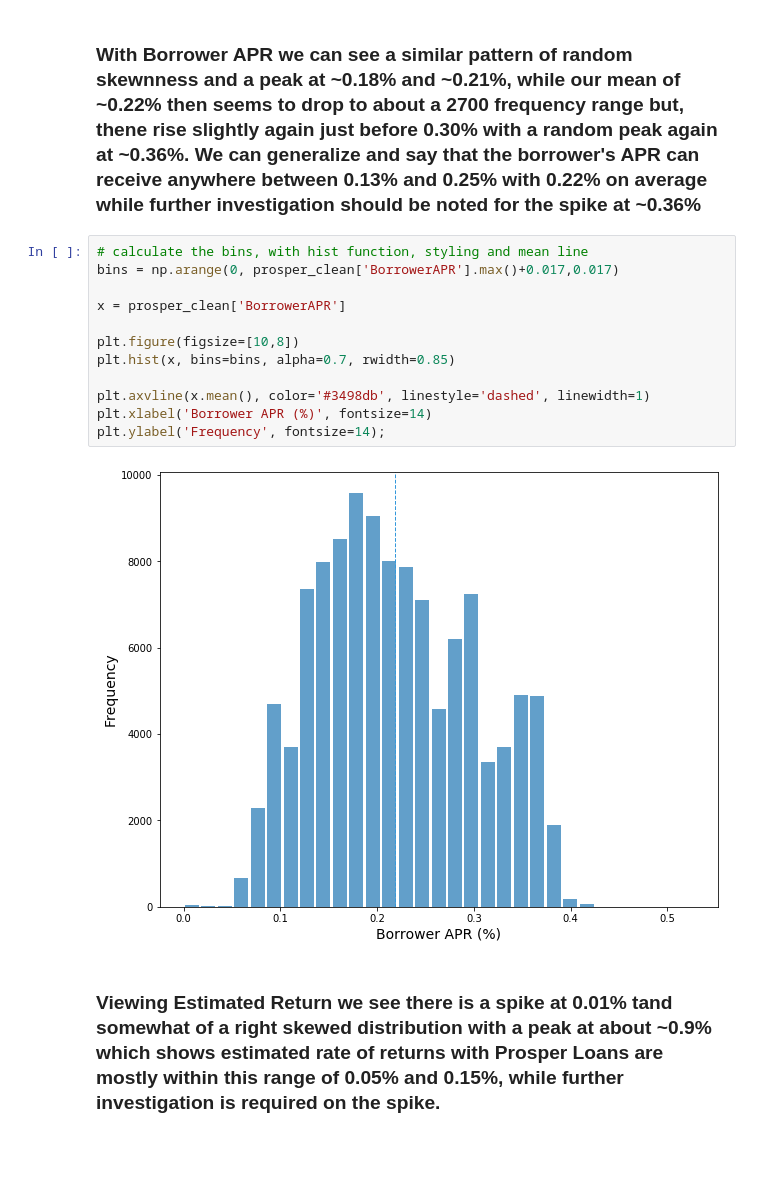
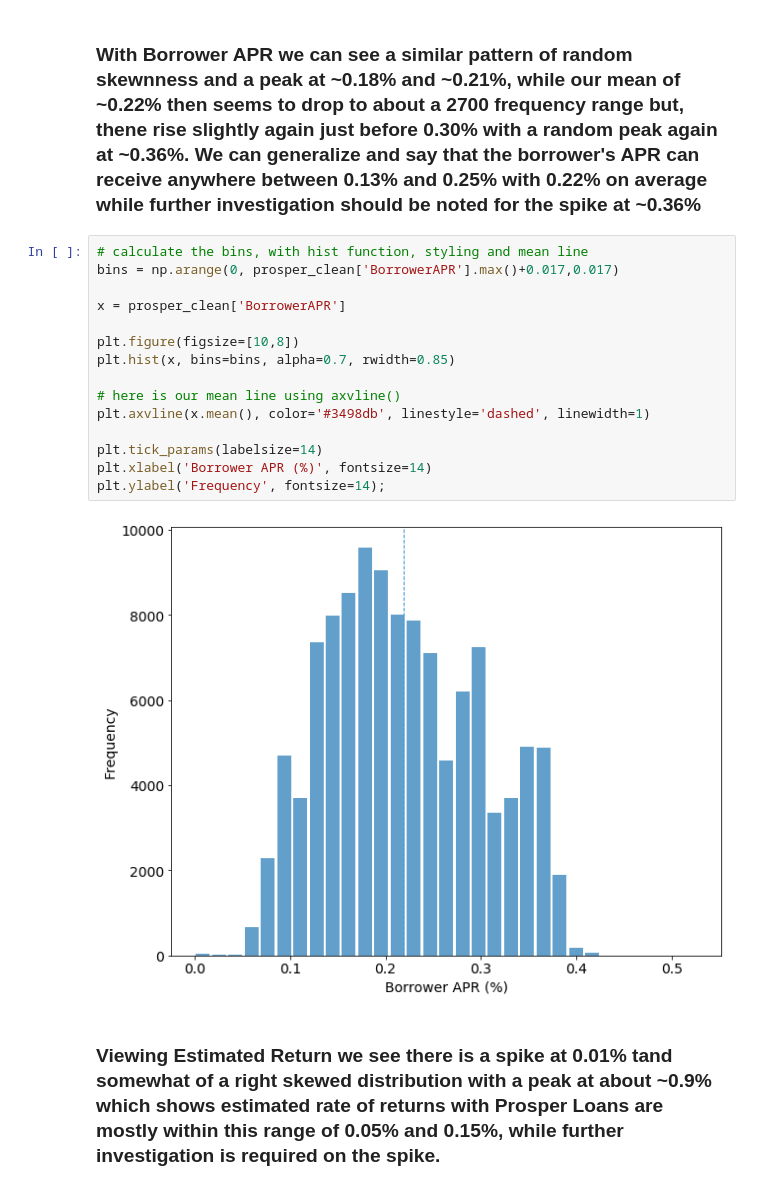
Before and after one commit to MJOAN/Udacity-DA-P5, a Jupyter notebook: exploration_template.ipynb, the cells around one changed output. Cells and saved outputs as stored; diff of their text form; blank space fills up the shorter version.

```diff
--- a/exploration_template.ipynb
+++ b/exploration_template.ipynb
@@ -238,17 +232,20 @@ plt.ylabel('Frequency', fontsize=14);
 # %%
 # calculate the bins, with hist function, styling and mean line
 bins = np.arange(0, prosper_clean['BorrowerAPR'].max()+0.017,0.017)
 
 x = prosper_clean['BorrowerAPR']
 
 plt.figure(figsize=[10,8])
 plt.hist(x, bins=bins, alpha=0.7, rwidth=0.85)
 
+# here is our mean line using axvline()
 plt.axvline(x.mean(), color='#3498db', linestyle='dashed', linewidth=1)
+
+plt.tick_params(labelsize=14)
 plt.xlabel('Borrower APR (%)', fontsize=14)
 plt.ylabel('Frequency', fontsize=14);
 # %% [output]
-[figure, old version]
+[figure, new version]
 # %% [markdown]
 ### Viewing Estimated Return we see there is a spike at 0.01% tand somewhat of a right skewed distribution with a peak at about ~0.9% which shows estimated rate of returns with Prosper Loans are mostly within this range of 0.05% and 0.15%, while further investigation is required on the spike.
 # %%
```
Also changed, not shown: parts of 54 cells of this notebook, 1 other file.
